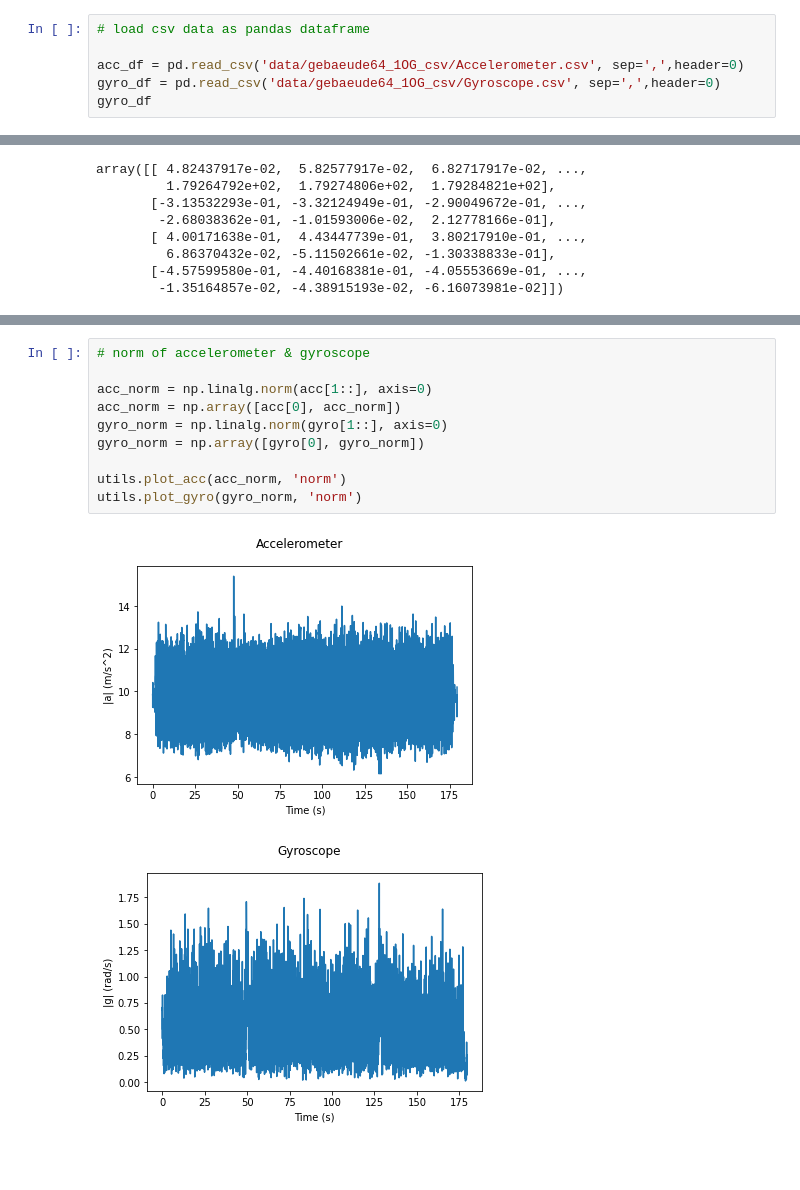
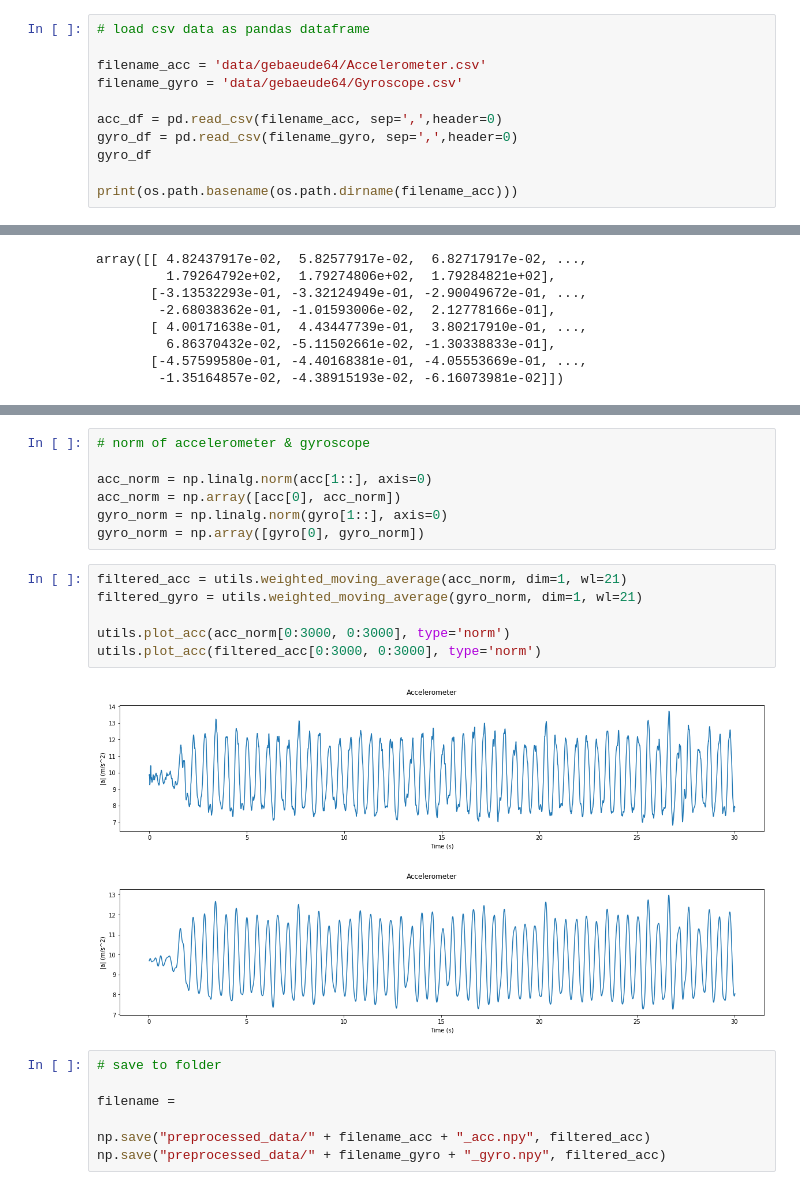
Before and after one commit to annkapopp/IndoorLocal, a Jupyter notebook: preprocessing.ipynb, the cells around one changed output, grey strips where cells are left out. Saved outputs shown, nothing was run; the diff lists cells and outputs as text; blank space fills up the shorter version.

```diff
--- a/preprocessing.ipynb
+++ b/preprocessing.ipynb
@@ -8,7 +11,12 @@ Gyroscope format: Time (s), X (rad/s), Y (rad/s), Z (rad/s)
 # %%
 # load csv data as pandas dataframe
 
-acc_df = pd.read_csv('data/gebaeude64_1OG_csv/Accelerometer.csv', sep=',',header=0)
-gyro_df = pd.read_csv('data/gebaeude64_1OG_csv/Gyroscope.csv', sep=',',header=0)
+filename_acc = 'data/gebaeude64/Accelerometer.csv'
+filename_gyro = 'data/gebaeude64/Gyroscope.csv'
+
+acc_df = pd.read_csv(filename_acc, sep=',',header=0)
+gyro_df = pd.read_csv(filename_gyro, sep=',',header=0)
 gyro_df
+
+print(os.path.basename(os.path.dirname(filename_acc)))
 # %% [output]
@@ -64,9 +60,19 @@ acc_norm = np.linalg.norm(acc[1::], axis=0)
 acc_norm = np.array([acc[0], acc_norm])
 gyro_norm = np.linalg.norm(gyro[1::], axis=0)
 gyro_norm = np.array([gyro[0], gyro_norm])
-
-utils.plot_acc(acc_norm, 'norm')
-utils.plot_gyro(gyro_norm, 'norm')
-# %% [output]
-[figure, removed]
-[figure, removed]
+# %%
+filtered_acc = utils.weighted_moving_average(acc_norm, dim=1, wl=21)
+filtered_gyro = utils.weighted_moving_average(gyro_norm, dim=1, wl=21)
+
+utils.plot_acc(acc_norm[0:3000, 0:3000], type='norm')
+utils.plot_acc(filtered_acc[0:3000, 0:3000], type='norm')
+# %% [output]
+[figure, added]
+[figure, added]
+# %%
+# save to folder
+
+filename =
+
+np.save("preprocessed_data/" + filename_acc + "_acc.npy", filtered_acc)
+np.save("preprocessed_data/" + filename_gyro + "_gyro.npy", filtered_acc)
```
Also changed, not shown: parts of 3 cells of this notebook.
